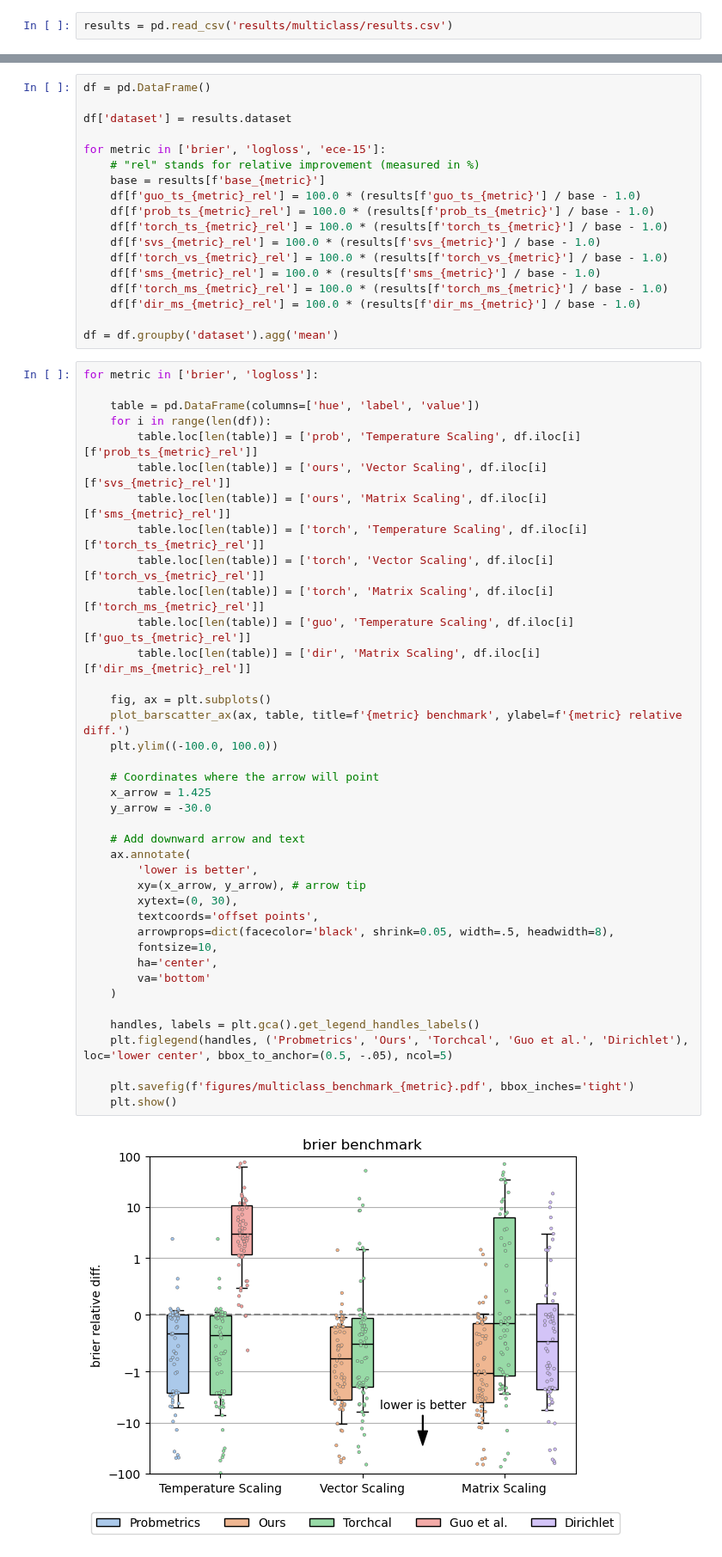
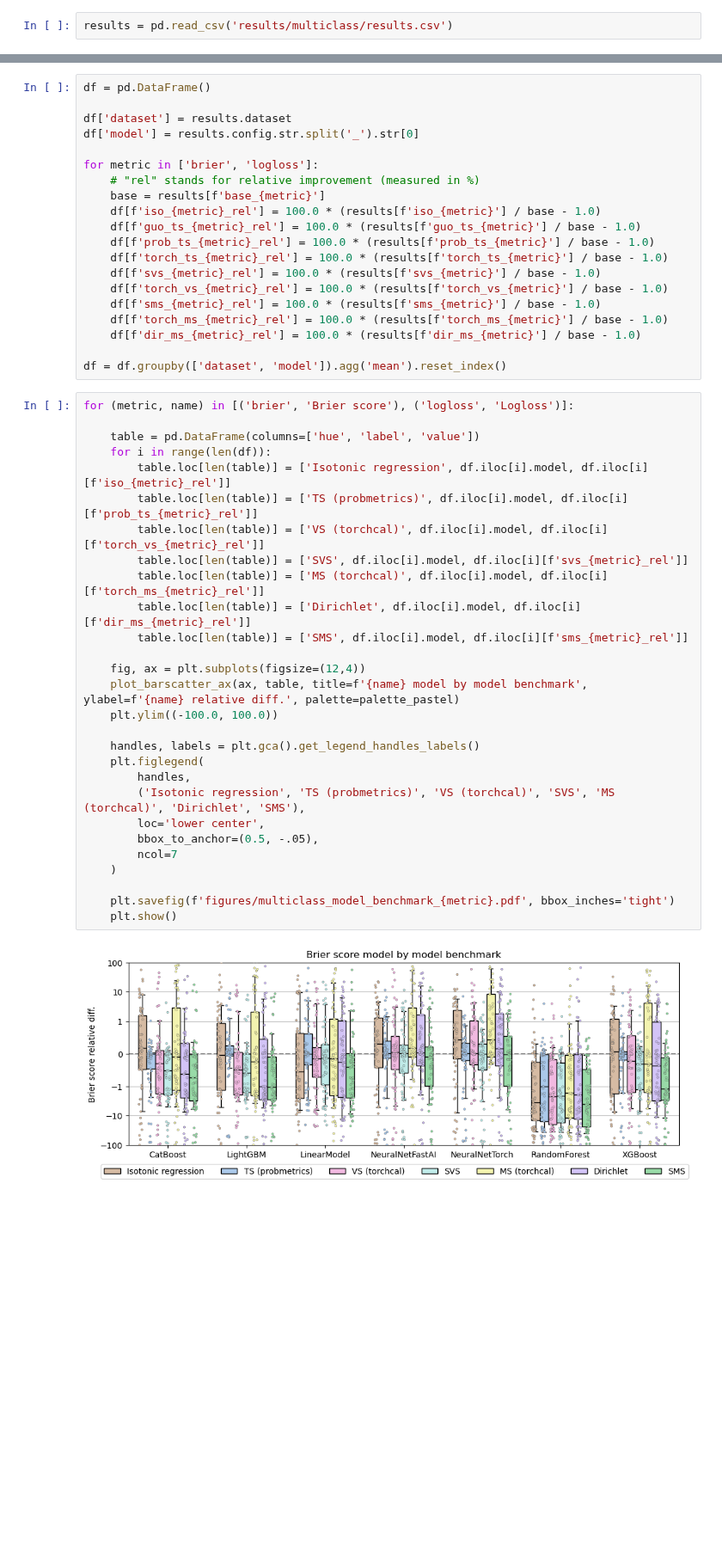
Before and after one commit to eugeneberta/LogisticCalibrationBenchmark, a Jupyter notebook: results_multiclass.ipynb, the cells around one changed output, grey strips where cells are left out. Shown at 86% size. Drawn from its saved outputs; the diff is of its cells as text; blank space fills up the shorter version.

```diff
--- a/results_multiclass.ipynb
+++ b/results_multiclass.ipynb
@@ -89,10 +313,12 @@ Dirichlet:      2492.59988
 df = pd.DataFrame()
 
 df['dataset'] = results.dataset
+df['model'] = results.config.str.split('_').str[0]
 
-for metric in ['brier', 'logloss', 'ece-15']:
+for metric in ['brier', 'logloss']:
     # "rel" stands for relative improvement (measured in %)
     base = results[f'base_{metric}']
+    df[f'iso_{metric}_rel'] = 100.0 * (results[f'iso_{metric}'] / base - 1.0)
     df[f'guo_ts_{metric}_rel'] = 100.0 * (results[f'guo_ts_{metric}'] / base - 1.0)
     df[f'prob_ts_{metric}_rel'] = 100.0 * (results[f'prob_ts_{metric}'] / base - 1.0)
     df[f'torch_ts_{metric}_rel'] = 100.0 * (results[f'torch_ts_{metric}'] / base - 1.0)
@@ -102,45 +328,34 @@ for metric in ['brier', 'logloss', 'ece-15']:
     df[f'torch_ms_{metric}_rel'] = 100.0 * (results[f'torch_ms_{metric}'] / base - 1.0)
     df[f'dir_ms_{metric}_rel'] = 100.0 * (results[f'dir_ms_{metric}'] / base - 1.0)
 
-df = df.groupby('dataset').agg('mean')
+df = df.groupby(['dataset', 'model']).agg('mean').reset_index()
 # %%
-for metric in ['brier', 'logloss']:
+for (metric, name) in [('brier', 'Brier score'), ('logloss', 'Logloss')]:
 
     table = pd.DataFrame(columns=['hue', 'label', 'value'])
     for i in range(len(df)):
-        table.loc[len(table)] = ['prob', 'Temperature Scaling', df.iloc[i][f'prob_ts_{metric}_rel']]
-        table.loc[len(table)] = ['ours', 'Vector Scaling', df.iloc[i][f'svs_{metric}_rel']]
-        table.loc[len(table)] = ['ours', 'Matrix Scaling', df.iloc[i][f'sms_{metric}_rel']]
-        table.loc[len(table)] = ['torch', 'Temperature Scaling', df.iloc[i][f'torch_ts_{metric}_rel']]
-        table.loc[len(table)] = ['torch', 'Vector Scaling', df.iloc[i][f'torch_vs_{metric}_rel']]
-        table.loc[len(table)] = ['torch', 'Matrix Scaling', df.iloc[i][f'torch_ms_{metric}_rel']]
-        table.loc[len(table)] = ['guo', 'Temperature Scaling', df.iloc[i][f'guo_ts_{metric}_rel']]
-        table.loc[len(table)] = ['dir', 'Matrix Scaling', df.iloc[i][f'dir_ms_{metric}_rel']]
+        table.loc[len(table)] = ['Isotonic regression', df.iloc[i].model, df.iloc[i][f'iso_{metric}_rel']]
+        table.loc[len(table)] = ['TS (probmetrics)', df.iloc[i].model, df.iloc[i][f'prob_ts_{metric}_rel']]
+        table.loc[len(table)] = ['VS (torchcal)', df.iloc[i].model, df.iloc[i][f'torch_vs_{metric}_rel']]
+        table.loc[len(table)] = ['SVS', df.iloc[i].model, df.iloc[i][f'svs_{metric}_rel']]
+        table.loc[len(table)] = ['MS (torchcal)', df.iloc[i].model, df.iloc[i][f'torch_ms_{metric}_rel']]
+        table.loc[len(table)] = ['Dirichlet', df.iloc[i].model, df.iloc[i][f'dir_ms_{metric}_rel']]
+        table.loc[len(table)] = ['SMS', df.iloc[i].model, df.iloc[i][f'sms_{metric}_rel']]
 
-    fig, ax = plt.subplots()
-    plot_barscatter_ax(ax, table, title=f'{metric} benchmark', ylabel=f'{metric} relative diff.')
+    fig, ax = plt.subplots(figsize=(12,4))
+    plot_barscatter_ax(ax, table, title=f'{name} model by model benchmark', ylabel=f'{name} relative diff.', palette=palette_pastel)
     plt.ylim((-100.0, 100.0))
 
-    # Coordinates where the arrow will point
-    x_arrow = 1.425
-    y_arrow = -30.0
-
-    # Add downward arrow and text
-    ax.annotate(
-        'lower is better',
-        xy=(x_arrow, y_arrow), # arrow tip
-        xytext=(0, 30),
-        textcoords='offset points',
-        arrowprops=dict(facecolor='black', shrink=0.05, width=.5, headwidth=8),
-        fontsize=10,
-        ha='center',
-        va='bottom'
+    handles, labels = plt.gca().get_legend_handles_labels()
+    plt.figlegend(
+        handles,
+        ('Isotonic regression', 'TS (probmetrics)', 'VS (torchcal)', 'SVS', 'MS (torchcal)', 'Dirichlet', 'SMS'),
+        loc='lower center',
+        bbox_to_anchor=(0.5, -.05),
+        ncol=7
     )
 
-    handles, labels = plt.gca().get_legend_handles_labels()
-    plt.figlegend(handles, ('Probmetrics', 'Ours', 'Torchcal', 'Guo et al.', 'Dirichlet'), loc='lower center', bbox_to_anchor=(0.5, -.05), ncol=5)
-
-    plt.savefig(f'figures/multiclass_benchmark_{metric}.pdf', bbox_inches='tight')
+    plt.savefig(f'figures/multiclass_model_benchmark_{metric}.pdf', bbox_inches='tight')
     plt.show()
 # %% [output]
-[figure, old version]
+[figure, new version]
```
Also changed, not shown: parts of 32 cells of this notebook, 37 other files.
